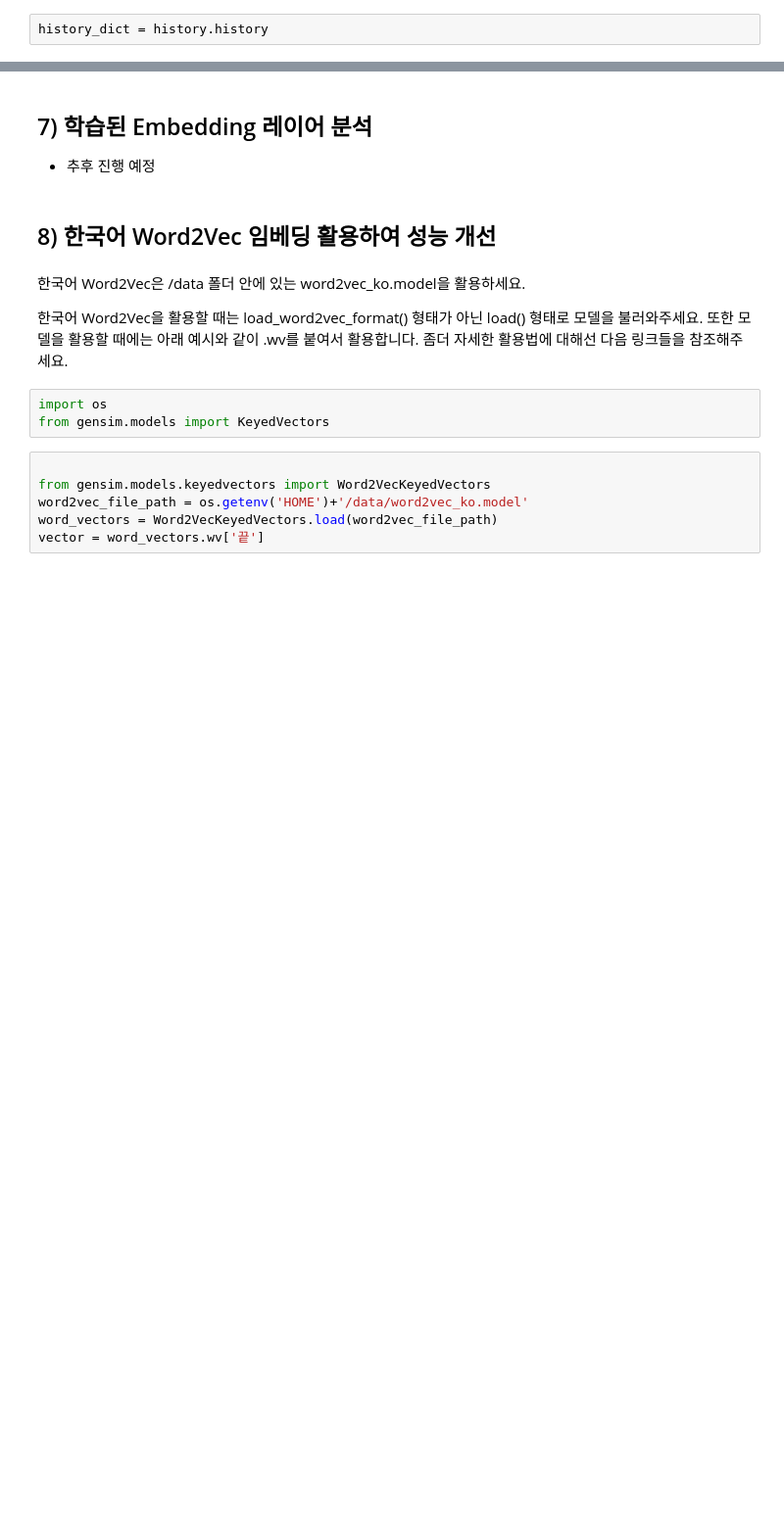
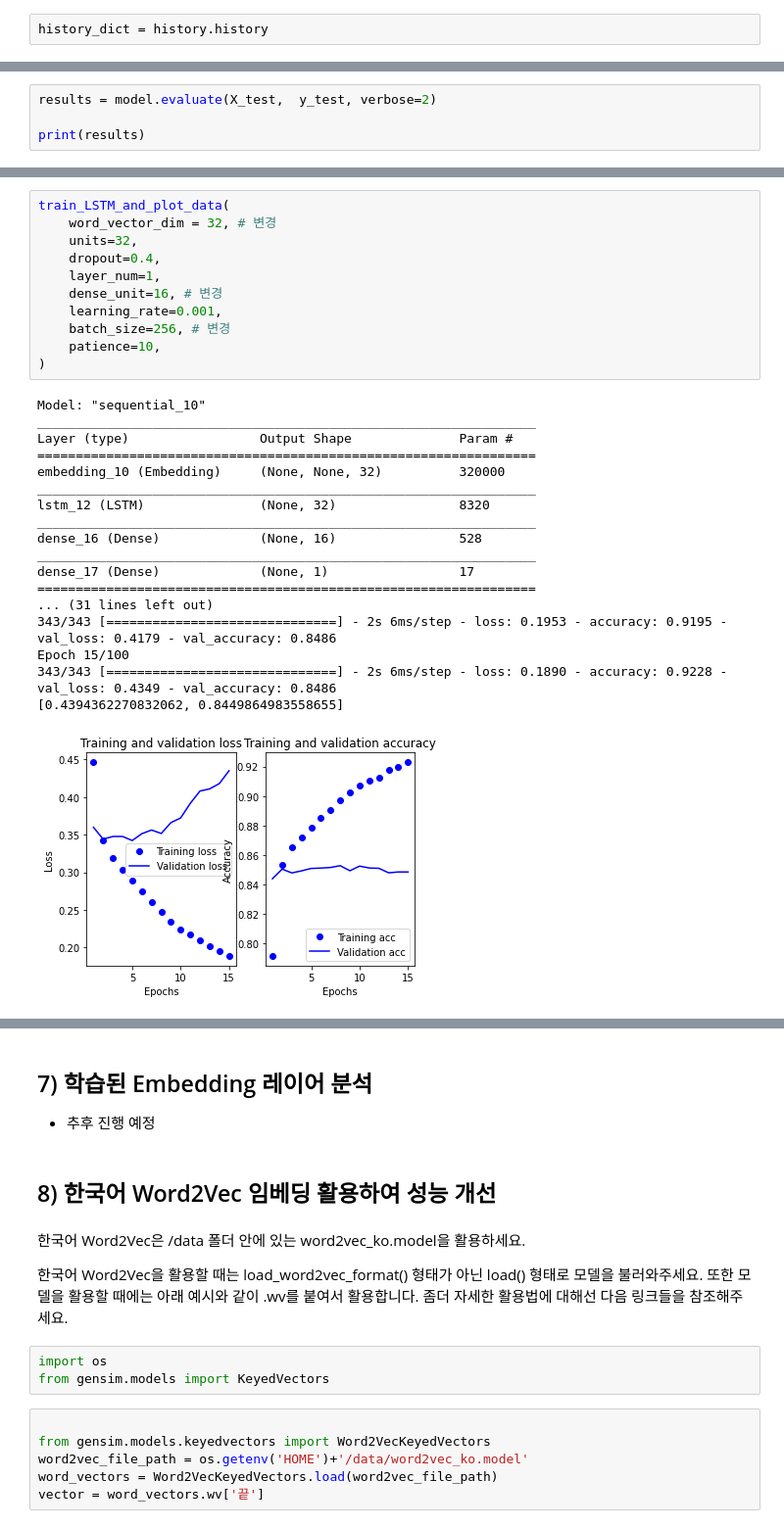
Before and after one commit to coronarita1991/AIFFEL_RESEARCH_STUDY, a Jupyter notebook: Quests/Quest5_20240612/NLP_Project1.ipynb, the cells around one changed output, grey strips where cells are left out. Shown at 98% size. Cells and saved outputs as stored; diff of their text form; blank space fills up the shorter version.

```diff
--- a/Quests/Quest5_20240612/NLP_Project1.ipynb
+++ b/Quests/Quest5_20240612/NLP_Project1.ipynb
@@ -387,0 +442,4 @@ plt.show()
+# %%
+results = model.evaluate(X_test,  y_test, verbose=2)
+
+print(results)
@@ -387,0 +561,30 @@ plt.show()
+# %%
+train_LSTM_and_plot_data(
+    word_vector_dim = 32, # 변경
+    units=32,
+    dropout=0.4,
+    layer_num=1,
+    dense_unit=16, # 변경
+    learning_rate=0.001,
+    batch_size=256, # 변경
+    patience=10,
+)
+# %% [output]
+Model: "sequential_10"
+_________________________________________________________________
+Layer (type)                 Output Shape              Param #
+=================================================================
+embedding_10 (Embedding)     (None, None, 32)          320000
+_________________________________________________________________
+lstm_12 (LSTM)               (None, 32)                8320
+_________________________________________________________________
+dense_16 (Dense)             (None, 16)                528
+_________________________________________________________________
+dense_17 (Dense)             (None, 1)                 17
+=================================================================
+... (31 lines left out)
+343/343 [==============================] - 2s 6ms/step - loss: 0.1953 - accuracy: 0.9195 - val_loss: 0.4179 - val_accuracy: 0.8486
+Epoch 15/100
+343/343 [==============================] - 2s 6ms/step - loss: 0.1890 - accuracy: 0.9228 - val_loss: 0.4349 - val_accuracy: 0.8486
+[0.4394362270832062, 0.8449864983558655]
+[figure, added]
```
Also changed, not shown: parts of 28 cells of this notebook.
